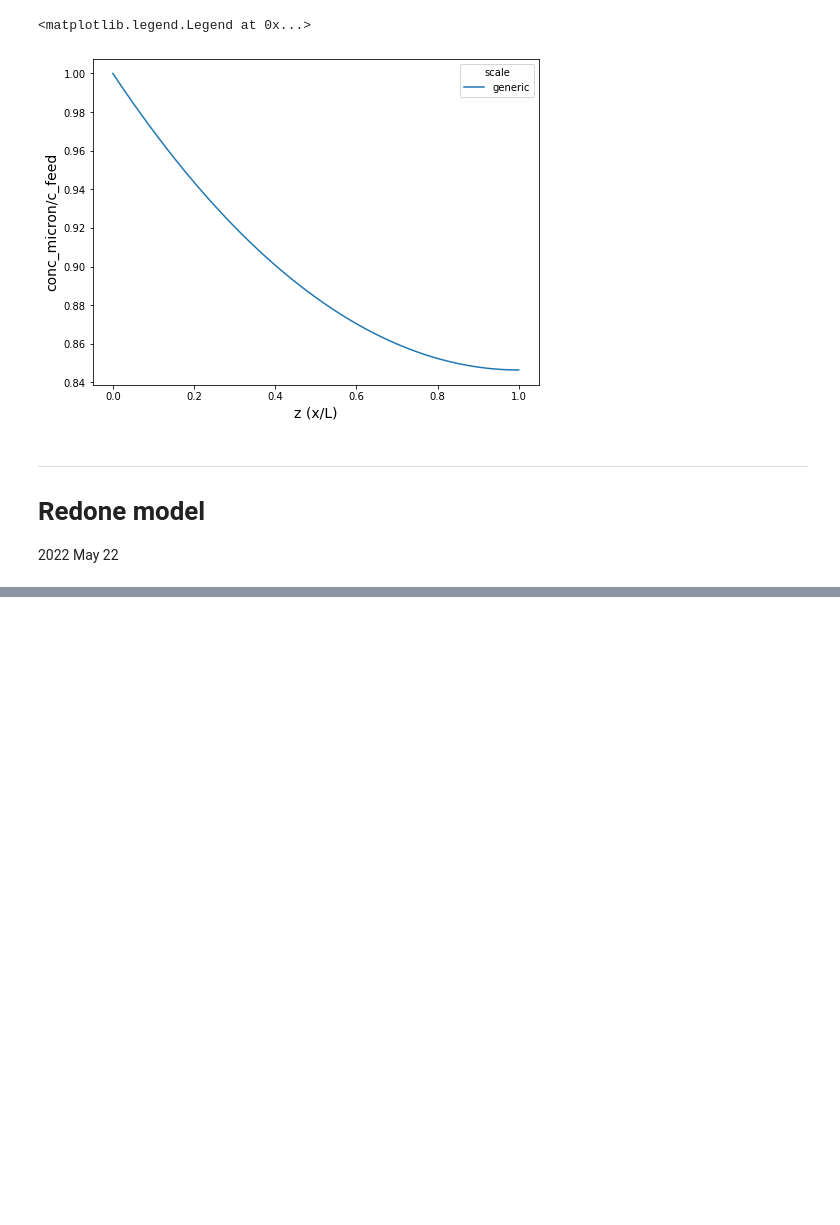
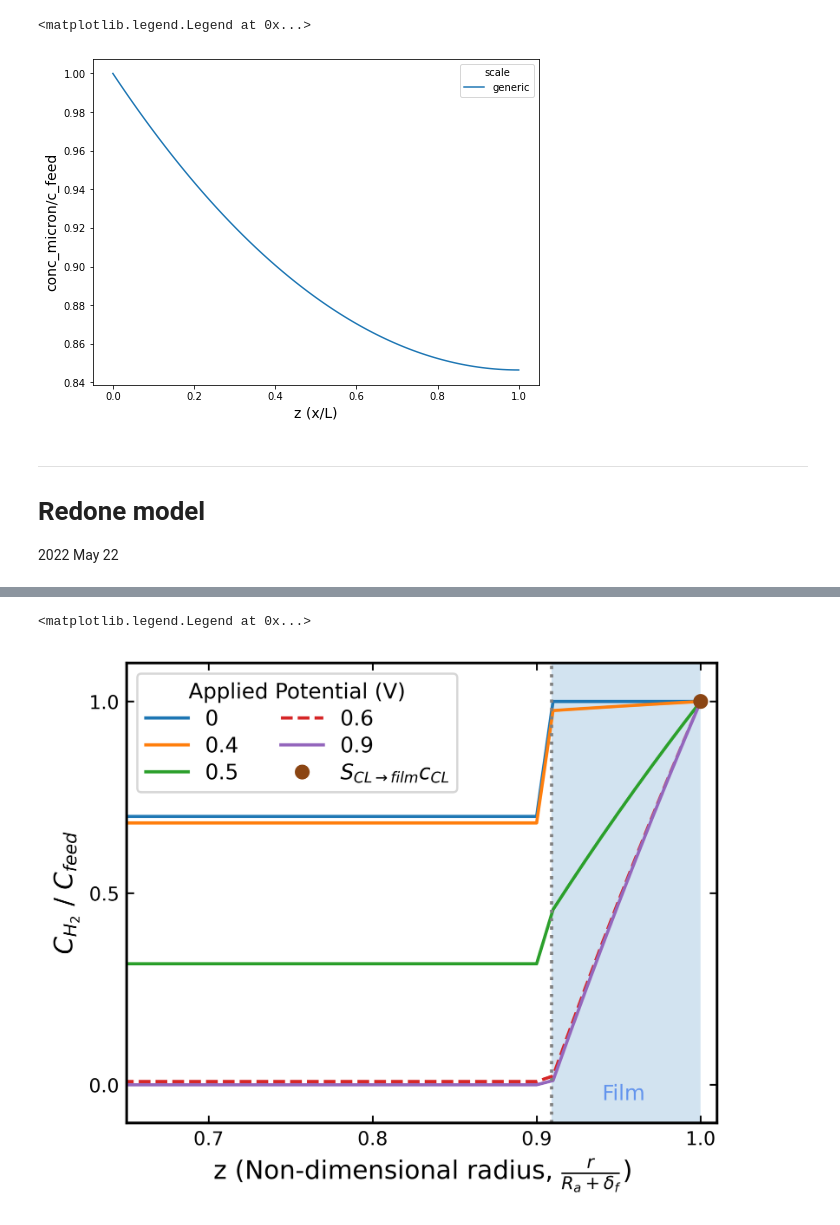
Before and after one commit to tinypersimmon/lbnl, a Jupyter notebook: transport_model.ipynb, the cells around one changed output, grey strips where cells are left out. Saved outputs shown, nothing was run; the diff lists cells and outputs as text; code cells hidden in the pictures; blank space fills up the shorter version.

Commit message:
220524 plotting stuff

```diff
--- a/transport_model.ipynb
+++ b/transport_model.ipynb
@@ -461,7 +462,7 @@ plt.legend(title='scale')
 # Redone model
 2022 May 22
 # %%
-E_list = [0,0.5,0.7,.8]
+E_list = [0, 0.4, 0.5, 0.6, 0.9]
 cbulk_plot = []
 
 E_eq = 0
@@ -496,7 +497,7 @@ A_ca = 400000 #(m^2) / kg, ECSA, Yoon
 
 a_v = L_ca*A_ca/l_cl*(1/(1-phi_agg))
 
-R_a = 0.05e-6 #m, Yoon
+R_a = 0.1e-7 #m, Yoon
 
 delta_f = R_a/10 #m, Yoon
 
@@ -508,7 +509,7 @@ x = np.arange(0, l_cl+step, step)
 
 n_grid_z = 100
 step_z = 1/n_grid_z
-z = np.arange(step_z, 1, step_z)
+z = np.arange(step_z, 1+step_z, step_z)
 i = 0
 cH2_z = []
 # %%
@@ -541,7 +542,7 @@ def c_cl_multiscale(E=0.7, R_a=0.1e-6, phi_agg=0.2):
             'gamma': gamma,
             'xi': xi,
             'nu': nu,
-            'E_r': effectiveness(gamma, E, R_a)
+            'E_r': effectiveness(gamma, kappa, beta, E, R_a)
             }
     return result
 
@@ -549,7 +550,7 @@ def c_cl_multiscale(E=0.7, R_a=0.1e-6, phi_agg=0.2):
 '''
 Finds effectiveness factor as a function of E and R_a.
 '''
-def effectiveness(gamma, E=0.7, R_a=0.1e-6):
+def effectiveness(gamma, kappa, beta, E=0.7, R_a=0.1e-6):
     W_AR = D_film*(S_film_agg)/(((a/R_a)*(1/gamma)*(D_film/D_agg)*np.sinh(kappa*R_a/a)+S_film_agg*(delta_f/R_a)))
     W_AR_0 = (1/3)*(a*a)*beta
     return W_AR/W_AR_0
@@ -761,33 +759,42 @@ Text(0, 0.5, '$E_r$, Effectiveness Factor')
 # axs.legend(loc=(0.03, 0.14), title='Potential (V)', title_fontsize='small', labelspacing=0.3)
 # %%
 #Creating figure, specifying the dpi and size
-fig, axs = plt.subplots(dpi=600,figsize=(4,3))
+fig, axs = plt.subplots(dpi=600,figsize=(5,4))
 
 #Specifying tick marks are facing inward and on all sides and the size of the tick labels
 axs.axes.tick_params(axis="x", direction="in",top=True, labelsize=9)
 axs.axes.tick_params(axis="y", direction="in",right=True, labelsize=9)
 
 #This specifies the thickness of the boarder. Thick boarders look nice.
 [x.set_linewidth(1.25) for x in axs.spines.values()]
 
 #This specifies the number of tick marks on the x and y axis
 axs.locator_params(axis="x", nbins=4)
 axs.locator_params(axis="y", nbins=4)
 
 # for ch2 in cH2_z:
 #     axs.plot(z, np.divide(ch2, c_feed))
 for E in E_list:
     cH2_agg, cH2_film = c_internal(E=E)
     internal_c = np.append(cH2_film, cH2_agg)
-    axs.plot(z, np.divide(internal_c, c_feed), label=E)
-
+    if E==0.6:
+        axs.plot(z, np.divide(internal_c, S_bulk_film*c_feed), label=str(E), linestyle='--')
+    else:
+        axs.plot(z, np.divide(internal_c, S_bulk_film*c_feed), label=str(E))
 plt.axvline(R_a/(R_a + delta_f), color='grey', linestyle=':')
+axs.axvspan(R_a/(R_a+delta_f), 1, alpha=0.2)
+plt.text(0.94, -0.04, 'Film', color='cornflowerblue')
+axs.plot(1, 1, 'o', label=r'$S_{CL \rightarrow film} c_{CL}$', color='saddlebrown')
 
 #Axes limits, title, and size
-axs.set_xlim(0,1)
+axs.set_xlim(0.65, 1.01)
+axs.set_ylim(-0.1, 1.1)
 axs.ticklabel_format(axis='y', style='sci', scilimits=(0,0))
-axs.set_xlabel(r'z (Non-dimensional radius, $\frac{r}{R_agg + \delta_f}$)', fontsize = 12)
-axs.set_ylabel(r'$C_{H_2}$ / $C_{feed}$', fontsize = 12)
+axs.set_xlabel(r'z (Non-dimensional radius, $\frac{r}{R_a + \delta_f}$)', fontsize=12)
+axs.set_ylabel(r'$C_{H_2}$ / $C_{feed}$', fontsize=12)
 
 labels = np.append(E_list, 'Film-agg')
-axs.legend(loc=(0.03, 0.14), title='Potential (V)', title_fontsize='small', labelspacing=0.3)
+axs.legend(loc='upper left', title='Applied Potential (V)', ncol=2, labelspacing=0.3)
+# %% [output]
+<matplotlib.legend.Legend at 0x...>
+[figure, added]
```
Also changed, not shown: parts of 2 cells of this notebook, 1 other file.
